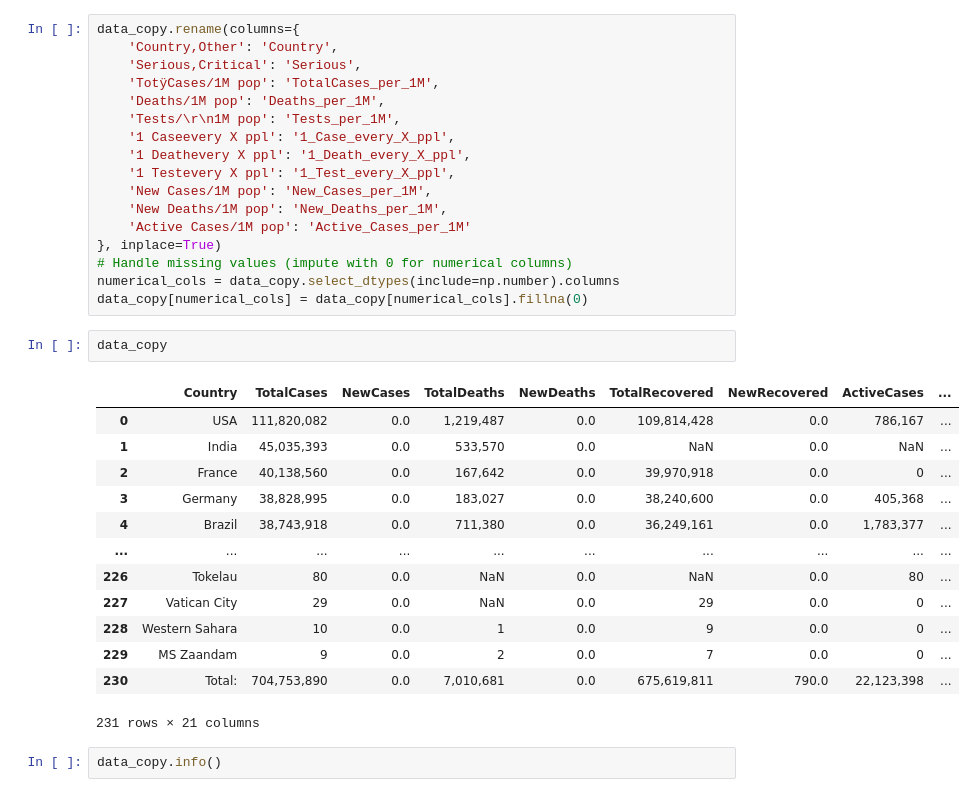
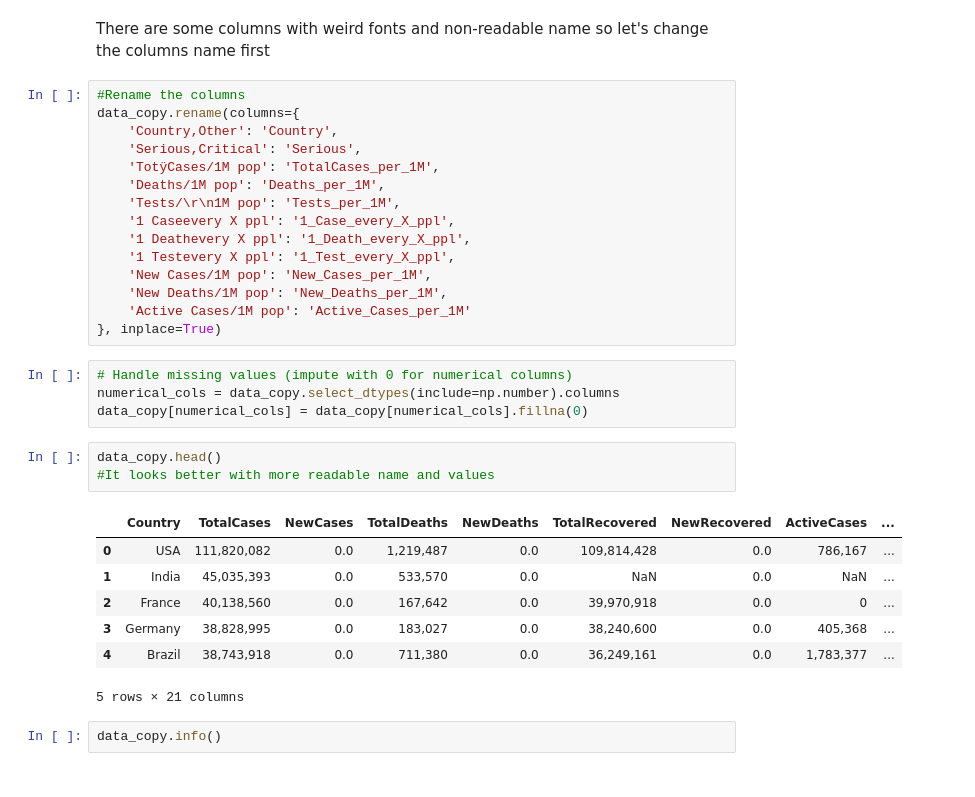
Before and after one commit to cuong123-tech/EDA-Project, a Jupyter notebook: data_cleaning.ipynb, the cells around one changed output. Drawn from its saved outputs; the diff is of its cells as text.

```diff
--- a/data_cleaning.ipynb
+++ b/data_cleaning.ipynb
@@ -36,4 +65,7 @@ data_copy
+# %% [markdown]
+There are some columns with weird fonts and non-readable name so let's change the columns name first
 # %%
+#Rename the columns
 data_copy.rename(columns={
     'Country,Other': 'Country',
     'Serious,Critical': 'Serious',
@@ -47,25 +79,21 @@ data_copy.rename(columns={
     'New Deaths/1M pop': 'New_Deaths_per_1M',
     'Active Cases/1M pop': 'Active_Cases_per_1M'
 }, inplace=True)
-# Handle missing values (impute with 0 for numerical columns)
-numerical_cols = data_copy.select_dtypes(include=np.number).columns
-data_copy[numerical_cols] = data_copy[numerical_cols].fillna(0)
+# %%
+# Handle missing values (impute with 0 for numerical columns)
+numerical_cols = data_copy.select_dtypes(include=np.number).columns
+data_copy[numerical_cols] = data_copy[numerical_cols].fillna(0)
 # %%
-data_copy
+data_copy.head()
+#It looks better with more readable name and values
 # %% [output]
 |  | Country | TotalCases | NewCases | TotalDeaths | NewDeaths | TotalRecovered | NewRecovered | ActiveCases | ... |
 | 0 | USA | 111,820,082 | 0.0 | 1,219,487 | 0.0 | 109,814,428 | 0.0 | 786,167 | ... |
 | 1 | India | 45,035,393 | 0.0 | 533,570 | 0.0 | NaN | 0.0 | NaN | ... |
 | 2 | France | 40,138,560 | 0.0 | 167,642 | 0.0 | 39,970,918 | 0.0 | 0 | ... |
 | 3 | Germany | 38,828,995 | 0.0 | 183,027 | 0.0 | 38,240,600 | 0.0 | 405,368 | ... |
 | 4 | Brazil | 38,743,918 | 0.0 | 711,380 | 0.0 | 36,249,161 | 0.0 | 1,783,377 | ... |
-| ... | ... | ... | ... | ... | ... | ... | ... | ... | ... |
-| 226 | Tokelau | 80 | 0.0 | NaN | 0.0 | NaN | 0.0 | 80 | ... |
-| 227 | Vatican City | 29 | 0.0 | NaN | 0.0 | 29 | 0.0 | 0 | ... |
-| 228 | Western Sahara | 10 | 0.0 | 1 | 0.0 | 9 | 0.0 | 0 | ... |
-| 229 | MS Zaandam | 9 | 0.0 | 2 | 0.0 | 7 | 0.0 | 0 | ... |
-| 230 | Total: | 704,753,890 | 0.0 | 7,010,681 | 0.0 | 675,619,811 | 790.0 | 22,123,398 | ... |
-231 rows × 21 columns
+5 rows × 21 columns
 # %%
 data_copy.info()
 # %% [output]
```
Also changed, not shown: parts of 15 cells of this notebook.
